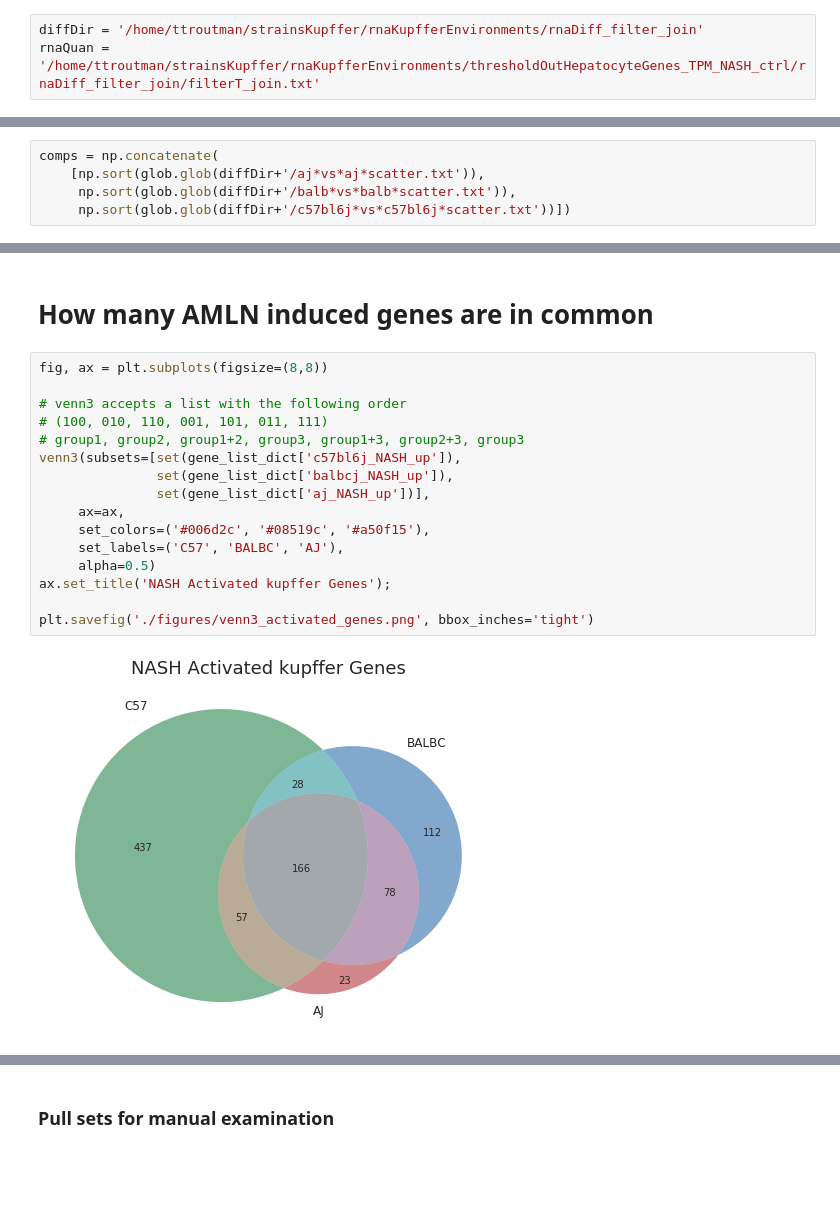
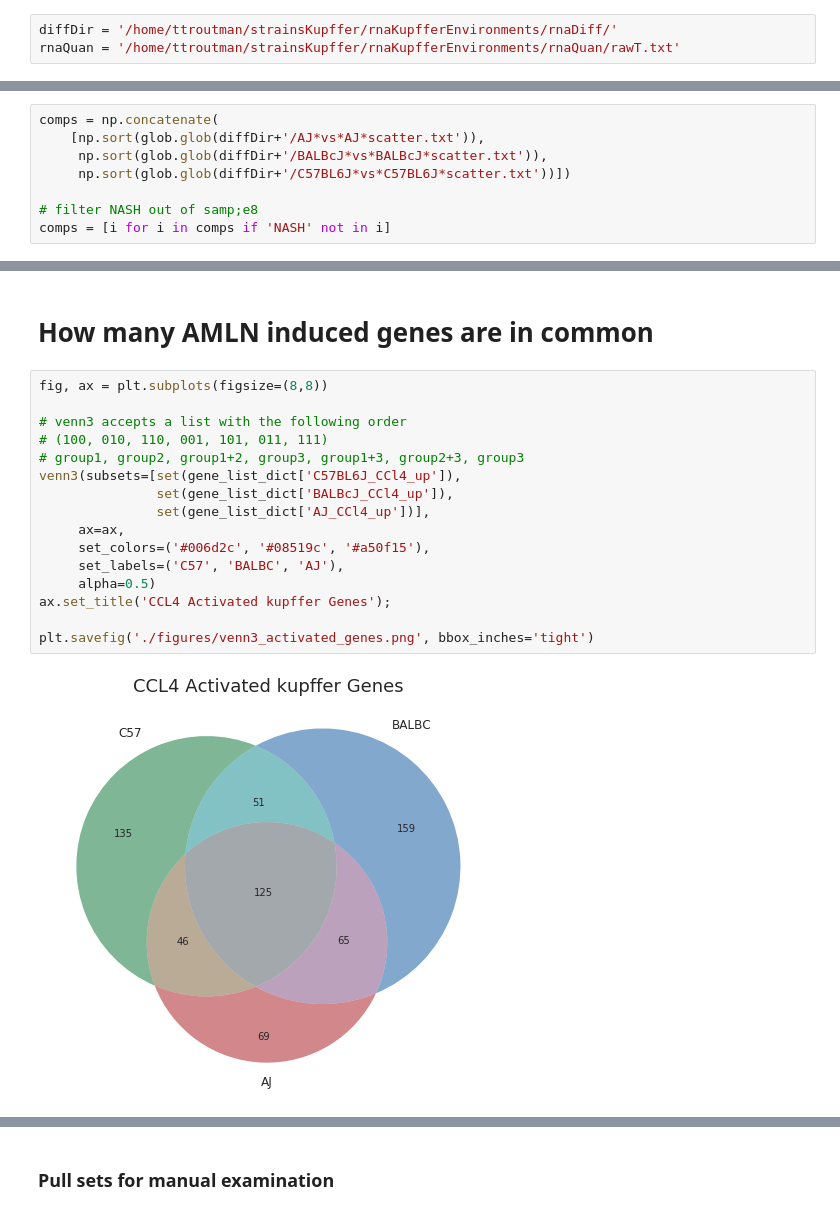
Before and after one commit to HunterBennett/strains_rna, a Jupyter notebook: results/K03_Strains_CCl4toControl_Kupffer_RNA.ipynb, the cells around one changed output, grey strips where cells are left out. Drawn from its saved outputs; the diff is of its cells as text; blank space fills up the shorter version.

```diff
--- a/results/K03_Strains_CCl4toControl_Kupffer_RNA.ipynb
+++ b/results/K03_Strains_CCl4toControl_Kupffer_RNA.ipynb
@@ -52,6 +52,6 @@ Ty re-ran the analysis filtering hepatocyte biased genes that were contaminating
 # %%
-diffDir = '/home/ttroutman/strainsKupffer/rnaKupfferEnvironments/rnaDiff_filter_join'
-rnaQuan = '/home/ttroutman/strainsKupffer/rnaKupfferEnvironments/thresholdOutHepatocyteGenes_TPM_NASH_ctrl/rnaDiff_filter_join/filterT_join.txt'
+diffDir = '/home/ttroutman/strainsKupffer/rnaKupfferEnvironments/rnaDiff/'
+rnaQuan = '/home/ttroutman/strainsKupffer/rnaKupfferEnvironments/rnaQuan/rawT.txt'
 # %% [markdown]
 # Import differential gene files for examination and plotting
 # %% [markdown]
@@ -71,8 +91,11 @@ gene_list_dict ={}
 # %%
 comps = np.concatenate(
-    [np.sort(glob.glob(diffDir+'/aj*vs*aj*scatter.txt')),
-     np.sort(glob.glob(diffDir+'/balb*vs*balb*scatter.txt')),
-     np.sort(glob.glob(diffDir+'/c57bl6j*vs*c57bl6j*scatter.txt'))])
+    [np.sort(glob.glob(diffDir+'/AJ*vs*AJ*scatter.txt')),
+     np.sort(glob.glob(diffDir+'/BALBcJ*vs*BALBcJ*scatter.txt')),
+     np.sort(glob.glob(diffDir+'/C57BL6J*vs*C57BL6J*scatter.txt'))])
+
+# filter NASH out of samp;e8
+comps = [i for i in comps if 'NASH' not in i]
 # %%
 for i in np.sort(comps):
     print(i)
@@ -121,21 +124,21 @@ c57bl6j_NASH_up
 # %%
 fig, ax = plt.subplots(figsize=(8,8))
 
 # venn3 accepts a list with the following order
 # (100, 010, 110, 001, 101, 011, 111)
 # group1, group2, group1+2, group3, group1+3, group2+3, group3
-venn3(subsets=[set(gene_list_dict['c57bl6j_NASH_up']),
-               set(gene_list_dict['balbcj_NASH_up']),
-               set(gene_list_dict['aj_NASH_up'])],
+venn3(subsets=[set(gene_list_dict['C57BL6J_CCl4_up']),
+               set(gene_list_dict['BALBcJ_CCl4_up']),
+               set(gene_list_dict['AJ_CCl4_up'])],
      ax=ax,
      set_colors=('#006d2c', '#08519c', '#a50f15'),
      set_labels=('C57', 'BALBC', 'AJ'),
      alpha=0.5)
-ax.set_title('NASH Activated kupffer Genes');
+ax.set_title('CCL4 Activated kupffer Genes');
 
 plt.savefig('./figures/venn3_activated_genes.png', bbox_inches='tight')
 # %% [output]
-[figure, old version]
+[figure, new version]
 # %%
 fig, ax = plt.subplots(figsize=(8,8))
 
```
Also changed, not shown: parts of 28 cells of this notebook, 2 other files.
